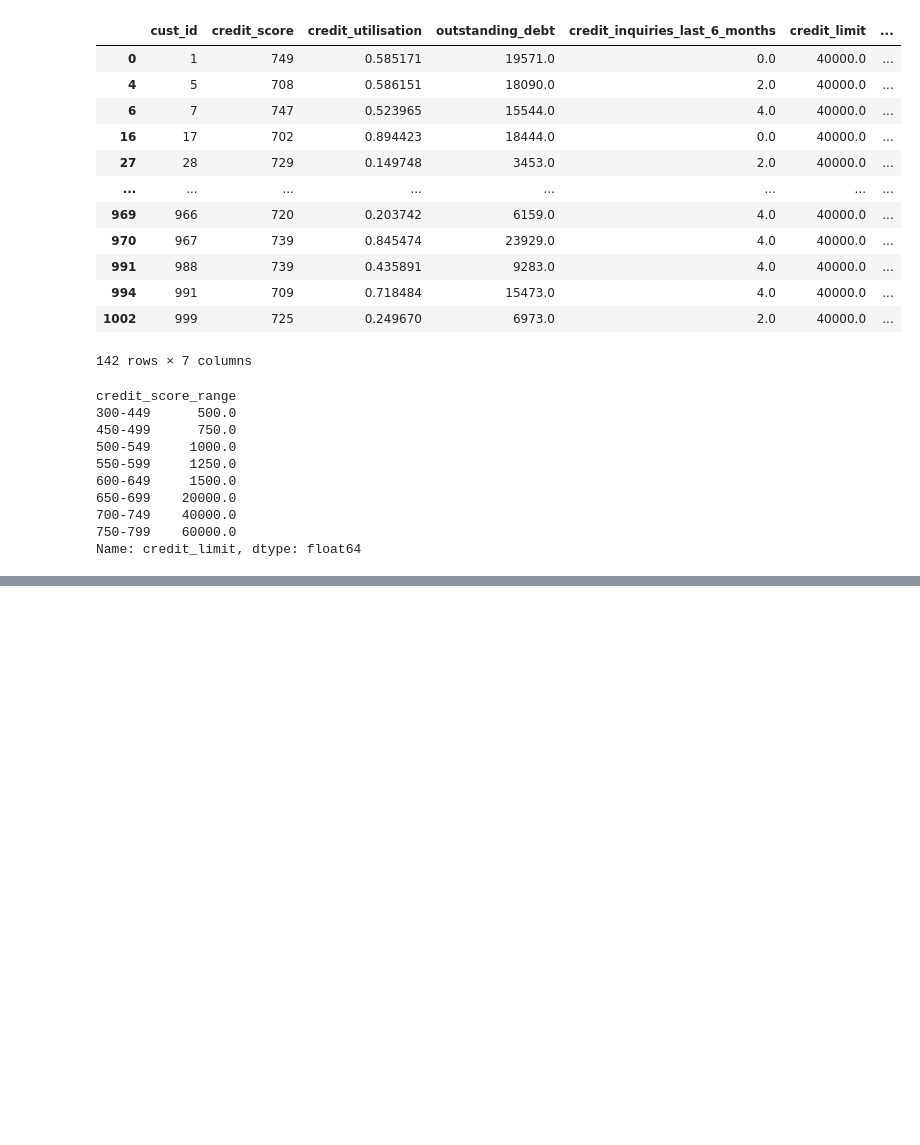
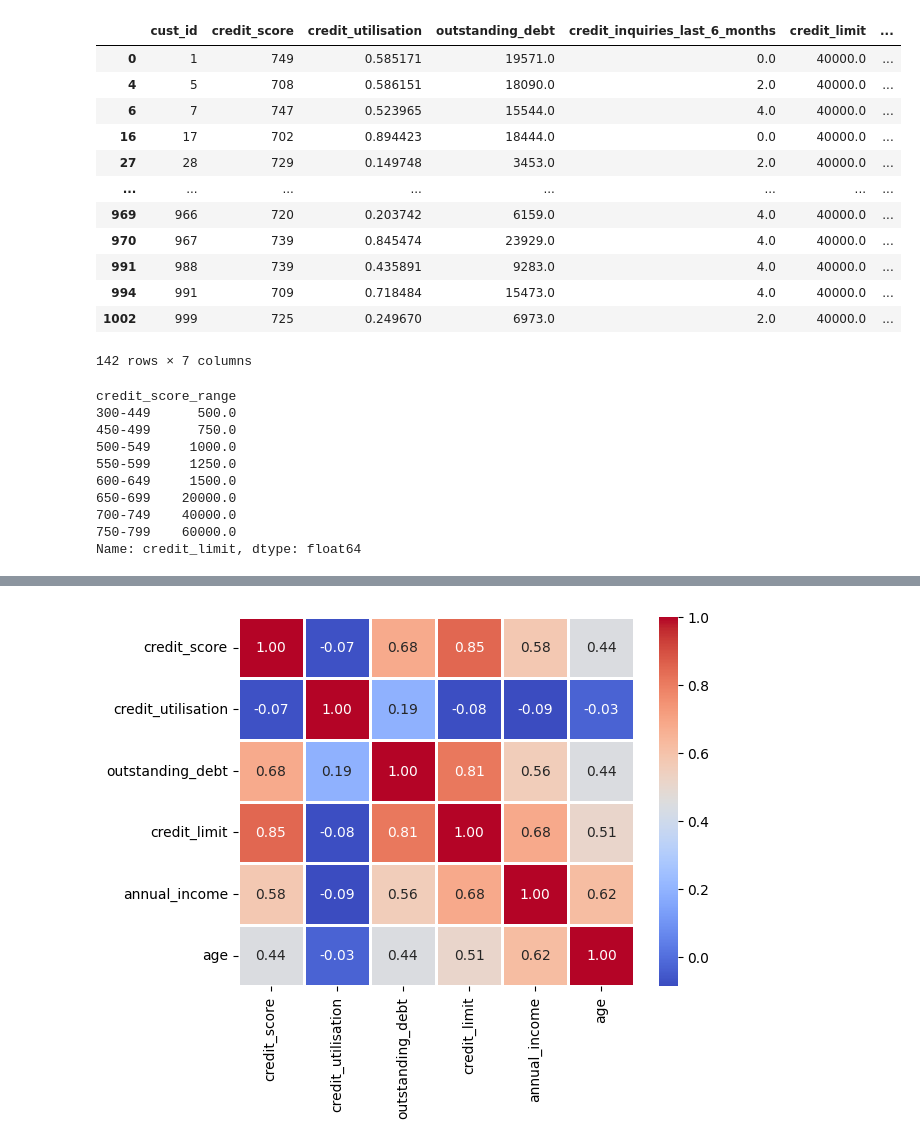
Before and after one commit to Monish-Mamilla/ExploratoryDataAnalysis, a Jupyter notebook: notebooks/6_project/phase_1_atliqo_bank.ipynb, the cells around one changed output, grey strips where cells are left out. Drawn from its saved outputs; the diff is of its cells as text; code cells hidden in the pictures; blank space fills up the shorter version.

```diff
--- a/notebooks/6_project/phase_1_atliqo_bank.ipynb
+++ b/notebooks/6_project/phase_1_atliqo_bank.ipynb
@@ -481,0 +576,2 @@ Name: credit_limit, dtype: float64
+# %%
+df_credit_profile_new3.loc[df_credit_profile_new3['outstanding_debt'] > df_credit_profile_new3['credit_limit'],'outstanding_debt']=df_credit_profile_new3['credit_limit']
@@ -481,0 +584,3 @@ Name: credit_limit, dtype: float64
+# %%
+df_merge = df_customers.merge(df_credit_profile_new3, on="cust_id", how ="inner")
+df_merge.head()
@@ -481,0 +594,8 @@ Name: credit_limit, dtype: float64
+# %%
+numerical_cols = ['credit_score','credit_utilisation','outstanding_debt','credit_limit','annual_income','age']
+correlation_matrix = df_merge[numerical_cols].corr()
+# %%
+sns.heatmap(correlation_matrix,annot=True,fmt=".2f",cmap="coolwarm",linewidths=0.8)
+plt.show()
+# %% [output]
+[figure, added]
```
Also changed, not shown: parts of 40 cells of this notebook, 5 other files.
